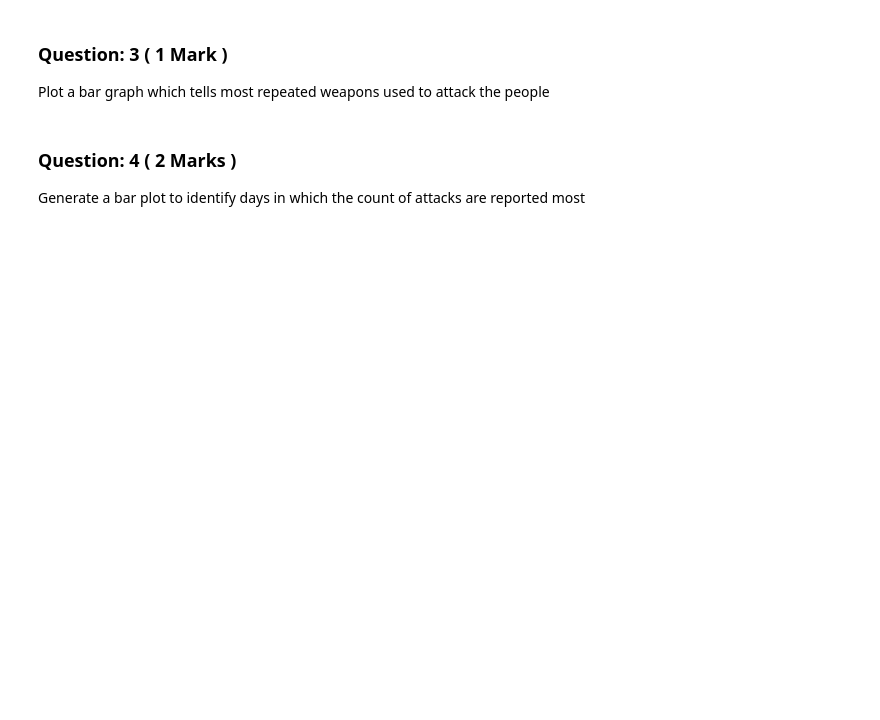
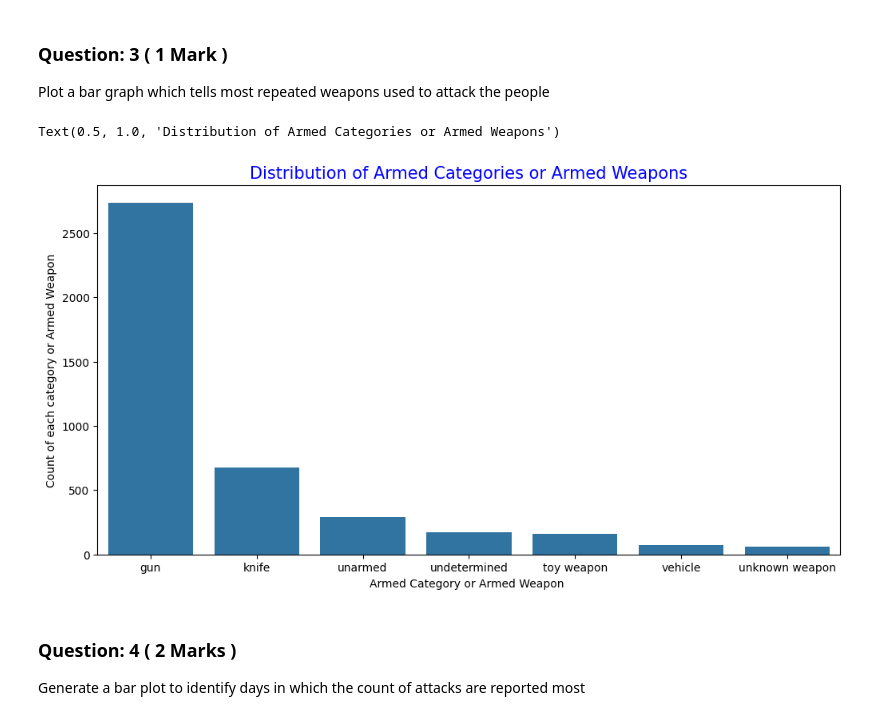
Before and after one commit to srikrish2812/data_mining, a Jupyter notebook: week_3/UOA_assessment_w3.ipynb, the cells around one changed output. Saved outputs shown, nothing was run; the diff lists cells and outputs as text; code cells hidden in the pictures; blank space fills up the shorter version.

```diff
--- a/week_3/UOA_assessment_w3.ipynb
+++ b/week_3/UOA_assessment_w3.ipynb
@@ -224,20 +279,23 @@ Plot a bar graph which tells most repeated weapons used to attack the people
 # %%
 # Get the value count of armed column
 armed = df.armed.value_counts()
 # set the plot size
-'<<__A__>>'
+plt.figure(figsize=(12,6))
 # Create a bar plot using above variable by filtering upto 7 rows
 sns.barplot(x=armed[:7].index,y=armed[:7].values)
-plt.ylabel('<<__B__>>')
-plt.xlabel('<<__C__>>')
-plt.title('<<__D__>>')
+plt.ylabel('Count of each category or Armed Weapon')
+plt.xlabel('Armed Category or Armed Weapon ')
+plt.title('Distribution of Armed Categories or Armed Weapons', fontsize=15, color='blue')
 
 # TODO: Code to fill:
 
 # 1. '<<__A__>>' --> Set the plot size
 # 2. '<<__B__>>' --> set a name for y label
 # 3. '<<__C__>>' --> set a name for x label
 # 4. '<<__D__>>' --> set a title for the graph with a  fontsize 15 in the colour of blue
+# %% [output]
+Text(0.5, 1.0, 'Distribution of Armed Categories or Armed Weapons')
+[figure, added]
 # %% [markdown]
 ### Question: 4 ( 2 Marks )
 Generate a bar plot to identify days in which the count of attacks are reported most
```
Also changed, not shown: parts of 7 cells of this notebook, 1 other file.
